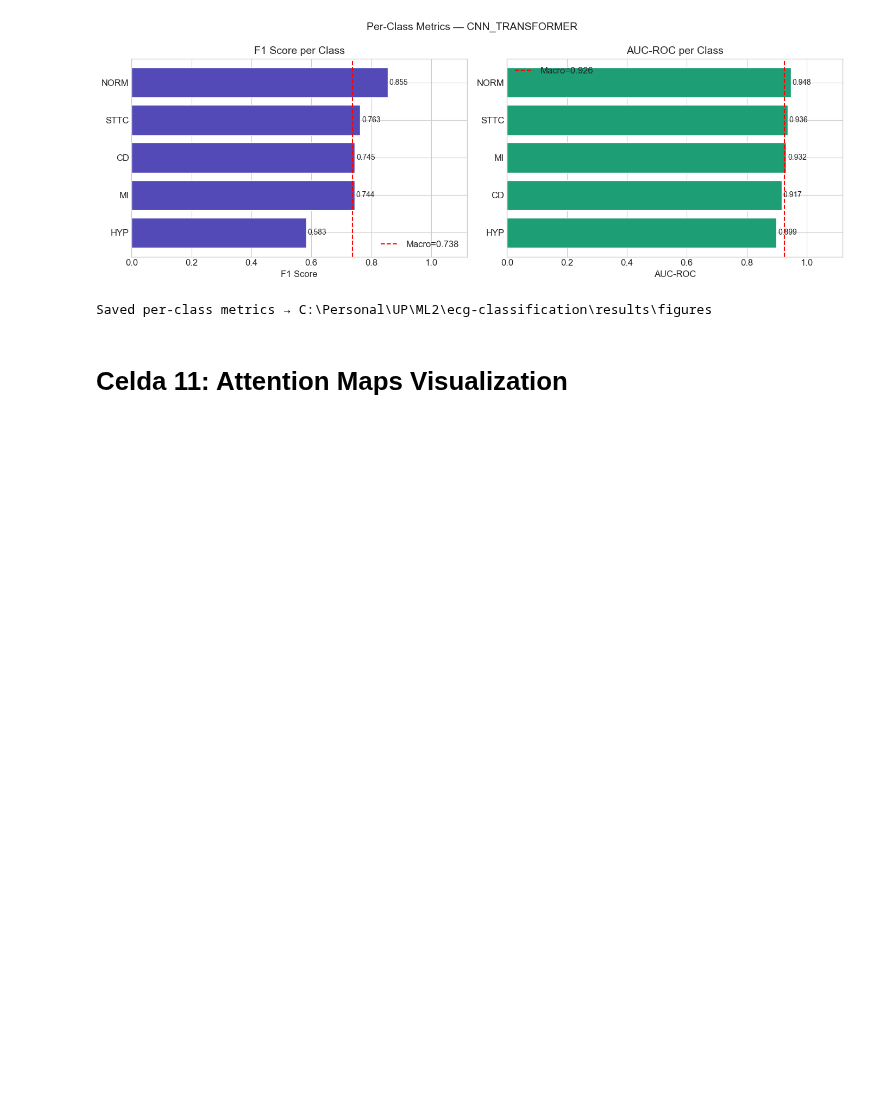
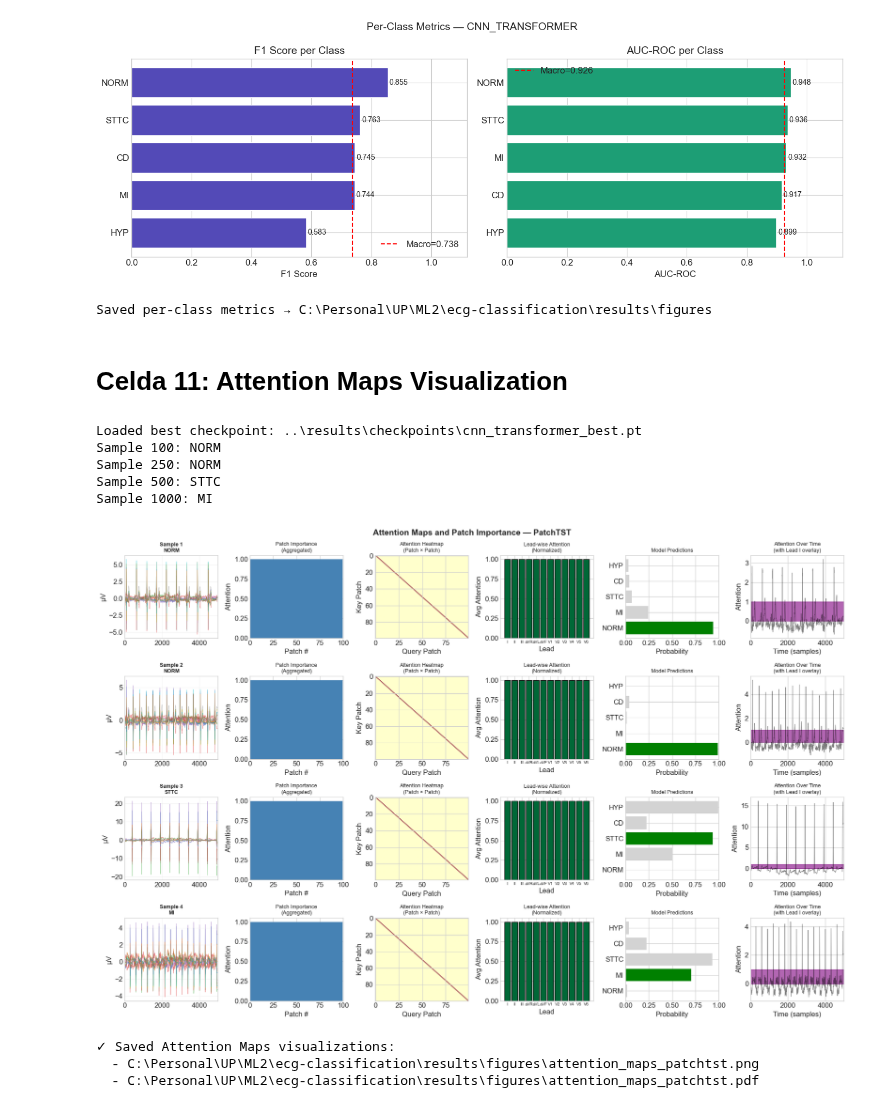
Before and after one commit to RodrigoBG1/ecg-classification, a Jupyter notebook: notebooks/cnn_transformer.ipynb, the cells around one changed output. Cells and saved outputs as stored; diff of their text form; code cells hidden in the pictures; blank space fills up the shorter version.

Commit message:
Add grad-CAM and attention maps

```diff
--- a/notebooks/cnn_transformer.ipynb
+++ b/notebooks/cnn_transformer.ipynb
@@ -675,7 +675,7 @@ import matplotlib.pyplot as plt
 from pathlib import Path
 
 # ── Load best model ────────────────────────────────────────────────────
-checkpoint_path = Path("checkpoints/patchtst/best_model.pt")
+checkpoint_path = Path("../results\checkpoints\cnn_transformer_best.pt")
 checkpoint = torch.load(checkpoint_path, map_location=device)
 state_dict = checkpoint.get("model_state_dict", checkpoint.get("state_dict", checkpoint))
 model.load_state_dict(state_dict)
@@ -691,7 +691,7 @@ for idx in test_indices:
     samples_data.append((X, y))
     print(f"Sample {idx}: {CLASS_NAMES[np.argmax(y.numpy())]}")
 
-# ── Extract Attention Weights from PatchTST ───────────────────────────
+# ── Extract Attention Weights from CNNTransformer ───────────────────
 def get_patchtst_attention(model, x, n_patches=100, n_leads=12):
     """Extract attention weights per lead and patch."""
     attention_weights = []
@@ -702,7 +702,11 @@ def get_patchtst_attention(model, x, n_patches=100, n_leads=12):
             attention_weights.append(output[1])
 
     handles = []
-    for layer in model.transformer_encoder.layers:
+    # CHANGED: Updated from model.transformer_encoder.layers to model.transformer.layers
+    for layer in model.transformer.layers:
+        # Also ensure the layer always returns the attention weights matrix
+        layer.self_attn.need_weights = True
+
         h = layer.self_attn.register_forward_hook(hook_fn)
         handles.append(h)
 
@@ -713,10 +717,11 @@ def get_patchtst_attention(model, x, n_patches=100, n_leads=12):
         h.remove()
 
     # Average across heads and layers
-    if attention_weights:
+    if attention_weights and attention_weights[0] is not None:
         attn_avg = attention_weights[0].mean(dim=1)[0]  # (seq_len, seq_len)
     else:
-        attn_avg = np.eye(n_patches)
+        # Fallback if no attention weights were captured
+        attn_avg = torch.eye(n_patches)
 
     return attn_avg.cpu().numpy()
 
@@ -790,30 +795,40 @@ for idx, (x_sample, y_sample) in enumerate(samples_data):
     # ── Plot 5: Predictions ────────────────────────────────────────────
     ax = plt.subplot(4, 6, idx*6 + 5)
     colors_pred = ['green' if CLASS_NAMES[i] == gt_name else 'lightgray'
                    for i in range(5)]
     ax.barh(CLASS_NAMES, probs, color=colors_pred)
     ax.set_title("Model Predictions", fontsize=9)
     ax.set_xlabel("Probability")
     ax.set_xlim([0, 1])
 
     # ── Plot 6: Attention to timepoints (aggregated) ────────────────────
     ax = plt.subplot(4, 6, idx*6 + 6)
     # Map patches back to time samples
     timepoint_attention = np.repeat(patch_importance, PATCH_SIZE)[:5000]
     ax.fill_between(range(5000), timepoint_attention, alpha=0.6, color='purple')
     ax.plot(x_sample[0].numpy(), linewidth=0.7, color='black', alpha=0.5)
     ax.set_title("Attention Over Time\n(with Lead I overlay)", fontsize=9)
     ax.set_xlabel("Time (samples)")
     ax.set_ylabel("Attention")
     ax.set_xlim([0, 5000])
 
 plt.tight_layout()
 plt.savefig(FIGURES_DIR / "attention_maps_patchtst.png",
             dpi=300, bbox_inches='tight')
 plt.savefig(FIGURES_DIR / "attention_maps_patchtst.pdf",
             bbox_inches='tight')
 plt.show()
 
 print(f"\n✓ Saved Attention Maps visualizations:")
 print(f"  - {FIGURES_DIR / 'attention_maps_patchtst.png'}")
 print(f"  - {FIGURES_DIR / 'attention_maps_patchtst.pdf'}")
+# %% [output]
+Loaded best checkpoint: ..\results\checkpoints\cnn_transformer_best.pt
+Sample 100: NORM
+Sample 250: NORM
+Sample 500: STTC
+Sample 1000: MI
+[figure, added]
+✓ Saved Attention Maps visualizations:
+  - C:\Personal\UP\ML2\ecg-classification\results\figures\attention_maps_patchtst.png
+  - C:\Personal\UP\ML2\ecg-classification\results\figures\attention_maps_patchtst.pdf
```
Also changed, not shown: 19 other files.
